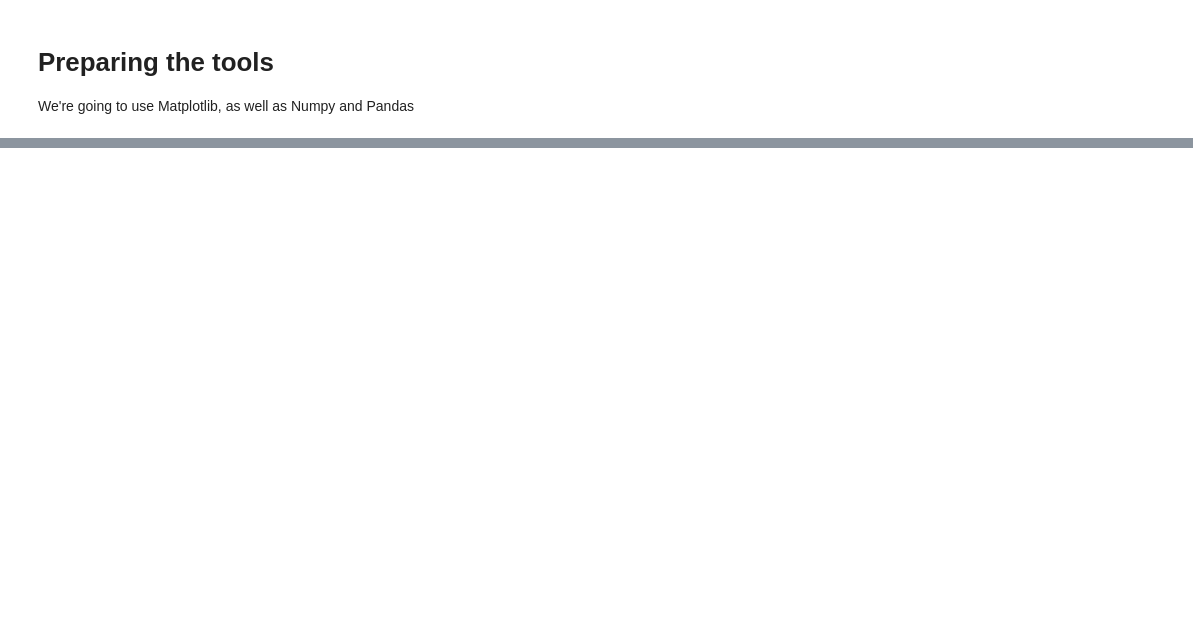
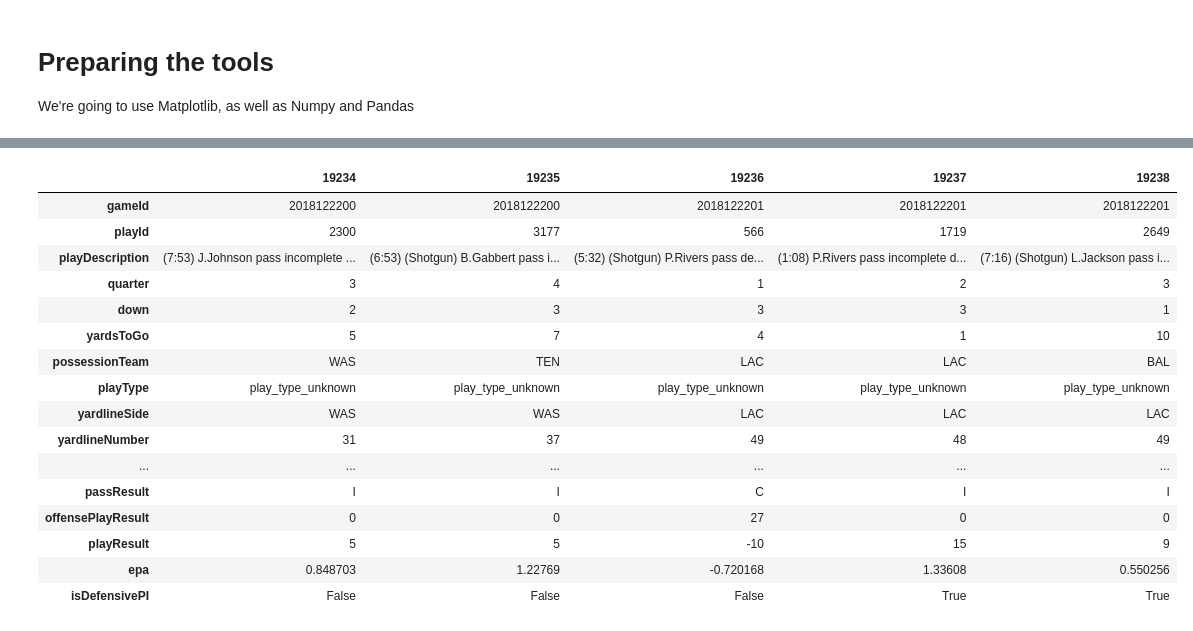
Before and after one commit to Nunnelee/Defense-NFL-data, a Jupyter notebook: nunnelee-nfl-defense-data.ipynb, the cells around one changed output, grey strips where cells are left out. Saved outputs shown, nothing was run; the diff lists cells and outputs as text; code cells hidden in the pictures; blank space fills up the shorter version.

```diff
--- a/nunnelee-nfl-defense-data.ipynb
+++ b/nunnelee-nfl-defense-data.ipynb
@@ -682,0 +282,20 @@ NameError: name 'df2' is not defined
+# %%
+df_plays.tail().T
+# %% [output]
+|  | 19234 | 19235 | 19236 | 19237 | 19238 |
+| gameId | 2018122200 | 2018122200 | 2018122201 | 2018122201 | 2018122201 |
+| playId | 2300 | 3177 | 566 | 1719 | 2649 |
+| playDescription | (7:53) J.Johnson pass incomplete ... | (6:53) (Shotgun) B.Gabbert pass i... | (5:32) (Shotgun) P.Rivers pass de... | (1:08) P.Rivers pass incomplete d... | (7:16) (Shotgun) L.Jackson pass i... |
+| quarter | 3 | 4 | 1 | 2 | 3 |
+| down | 2 | 3 | 3 | 3 | 1 |
+| yardsToGo | 5 | 7 | 4 | 1 | 10 |
+| possessionTeam | WAS | TEN | LAC | LAC | BAL |
+| playType | play_type_unknown | play_type_unknown | play_type_unknown | play_type_unknown | play_type_unknown |
+| yardlineSide | WAS | WAS | LAC | LAC | LAC |
+| yardlineNumber | 31 | 37 | 49 | 48 | 49 |
+| ... | ... | ... | ... | ... | ... |
+| passResult | I | I | C | I | I |
+| offensePlayResult | 0 | 0 | 27 | 0 | 0 |
+| playResult | 5 | 5 | -10 | 15 | 9 |
+| epa | 0.848703 | 1.22769 | -0.720168 | 1.33608 | 0.550256 |
+| isDefensivePI | False | False | False | True | True |
```
Also changed, not shown: parts of 61 cells of this notebook.
